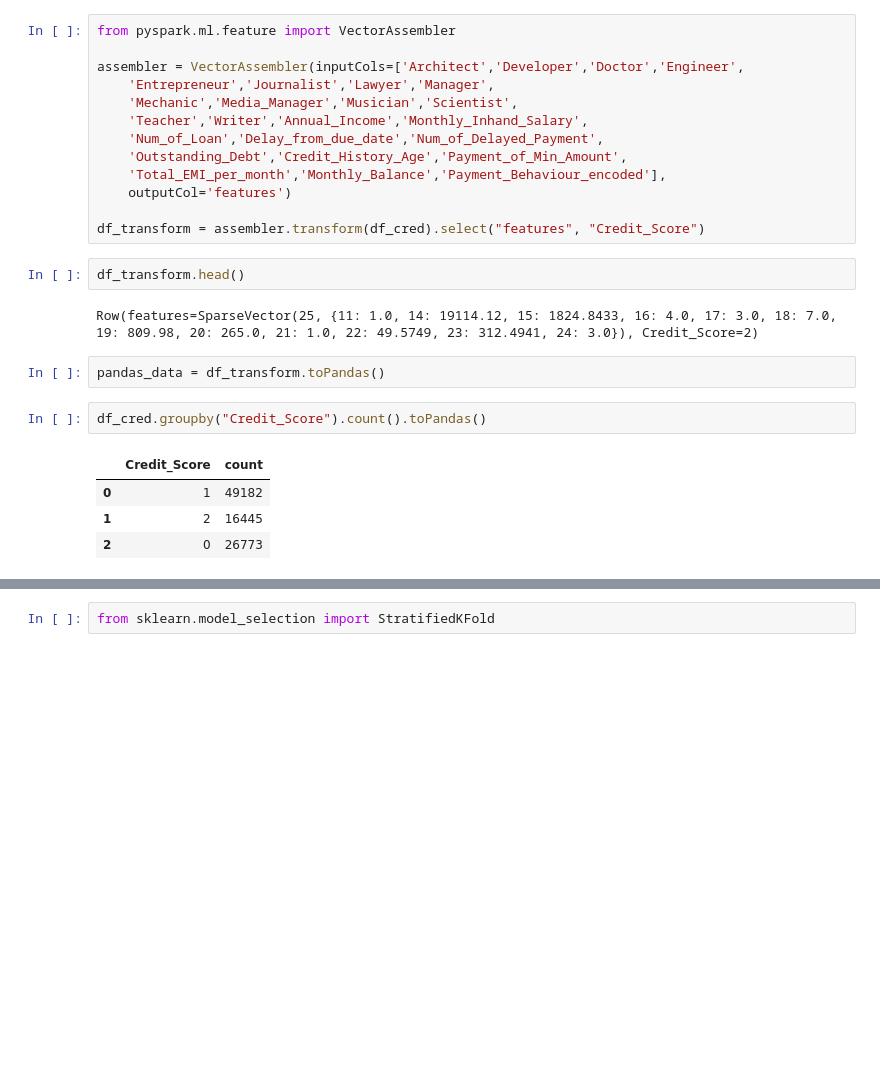
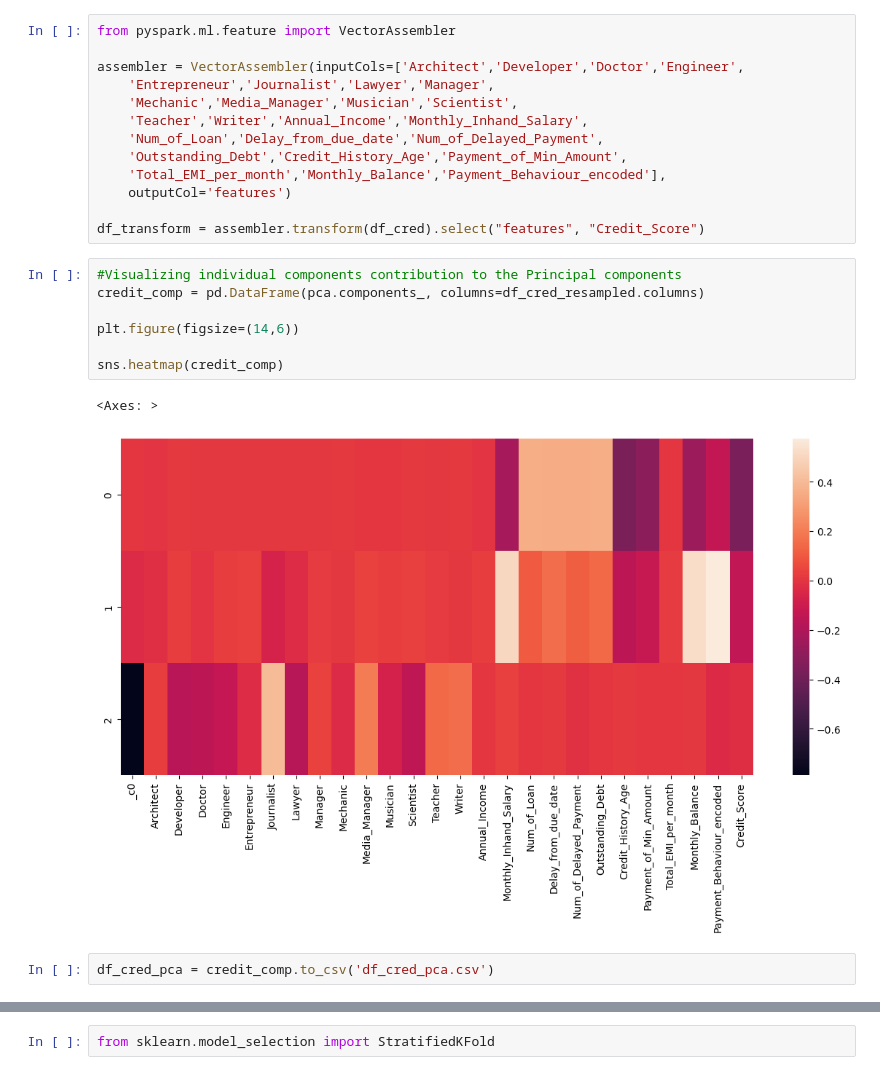
Before and after one commit to tanvimathur11/DDA, a Jupyter notebook: DDA_cleaning-Rough.ipynb, the cells around one changed output, grey strips where cells are left out. Drawn from its saved outputs; the diff is of its cells as text; blank space fills up the shorter version.

```diff
--- a/DDA_cleaning-Rough.ipynb
+++ b/DDA_cleaning-Rough.ipynb
@@ -1604,16 +1717,15 @@ assembler = VectorAssembler(inputCols=['Architect','Developer','Doctor','Enginee
     outputCol='features')
 
 df_transform = assembler.transform(df_cred).select("features", "Credit_Score")
-# %%
-df_transform.head()
-# %% [output]
-Row(features=SparseVector(25, {11: 1.0, 14: 19114.12, 15: 1824.8433, 16: 4.0, 17: 3.0, 18: 7.0, 19: 809.98, 20: 265.0, 21: 1.0, 22: 49.5749, 23: 312.4941, 24: 3.0}), Credit_Score=2)
-# %%
-pandas_data = df_transform.toPandas()
-# %%
-df_cred.groupby("Credit_Score").count().toPandas()
-# %% [output]
-|  | Credit_Score | count |
-| 0 | 1 | 49182 |
-| 1 | 2 | 16445 |
-| 2 | 0 | 26773 |
+# %%
+#Visualizing individual components contribution to the Principal components
+credit_comp = pd.DataFrame(pca.components_, columns=df_cred_resampled.columns)
+
+plt.figure(figsize=(14,6))
+
+sns.heatmap(credit_comp)
+# %% [output]
+<Axes: >
+[figure, added]
+# %%
+df_cred_pca = credit_comp.to_csv('df_cred_pca.csv')
```
Also changed, not shown: parts of 42 cells of this notebook, 2 other files.
